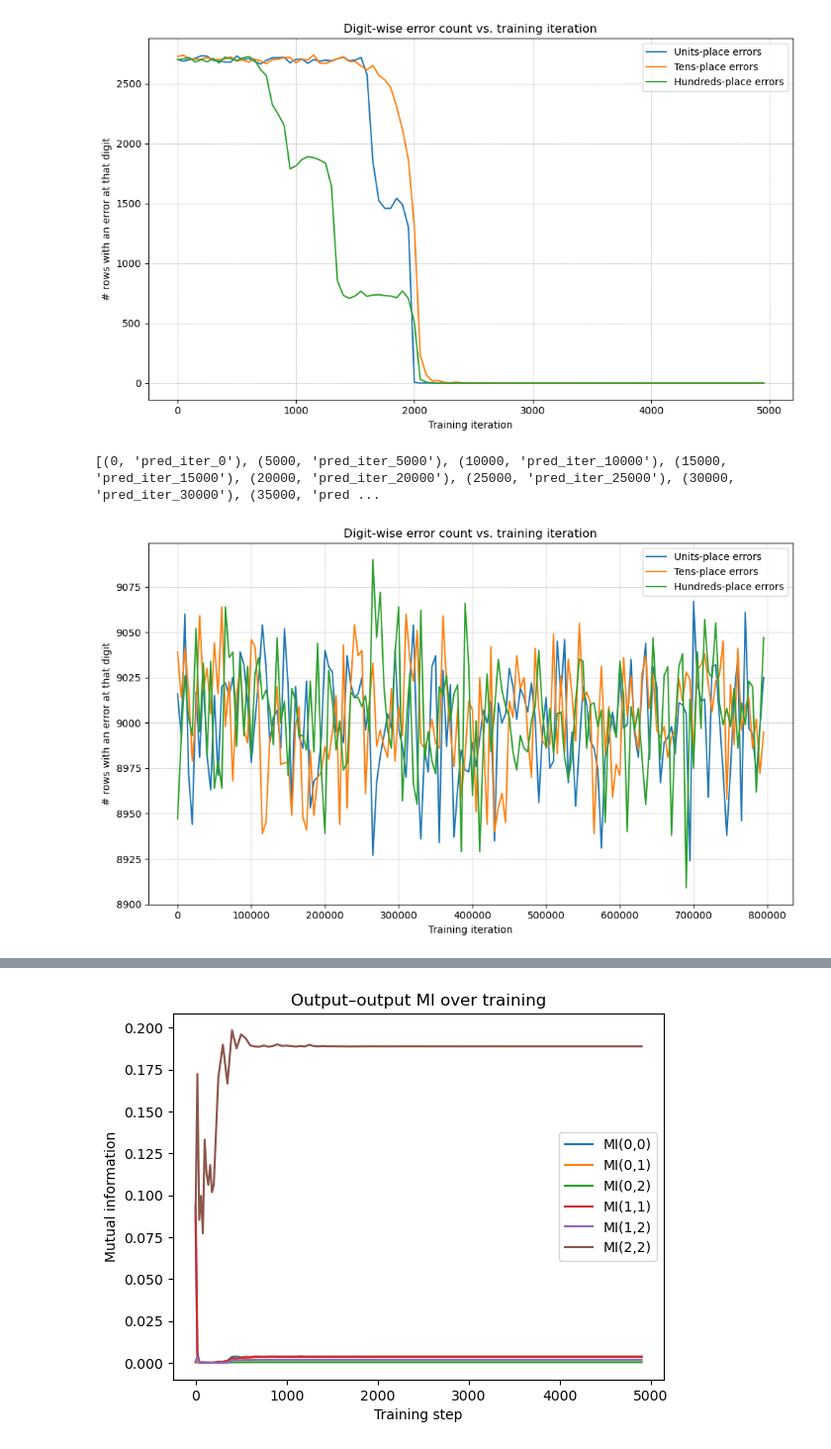
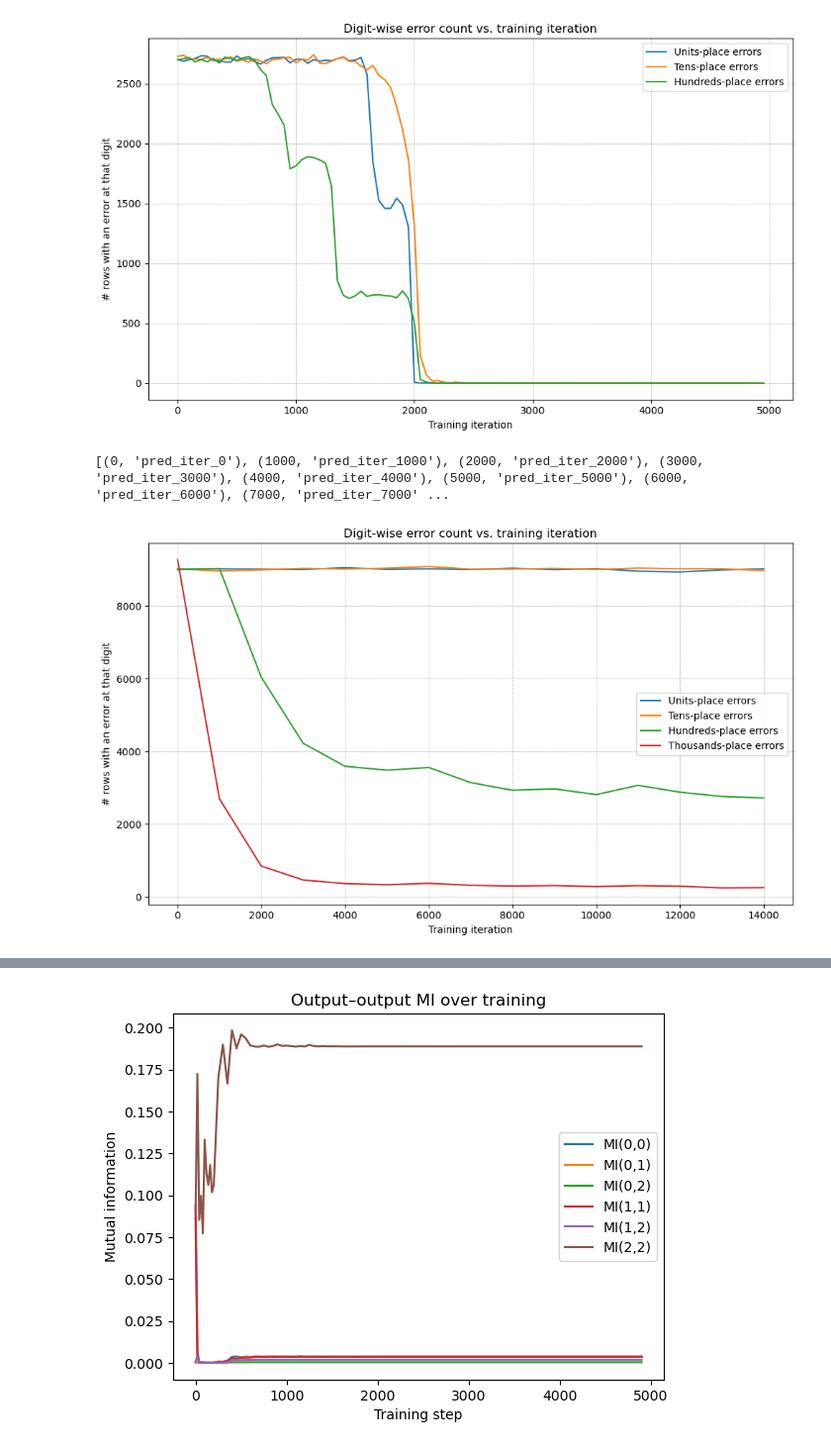
Before and after one commit to Yiqiao-Zhong/Arithmetic_Transformer, a Jupyter notebook: result_analysis.ipynb, the cells around one changed output, grey strips where cells are left out. Shown at 99% size. Drawn from its saved outputs; the diff is of its cells as text; code cells hidden in the pictures.

```diff
--- a/result_analysis.ipynb
+++ b/result_analysis.ipynb
@@ -712,7 +712,7 @@ import re
 import matplotlib.pyplot as plt
 
 # ─────────────────────── CONSTANTS ───────────────────────
-CSV_PATH   = Path('/Users/perfectpeter/Library/CloudStorage/GoogleDrive-llmfunexperiment@gmail.com/My Drive/addition/4_operands_0_to_999_output_wo_leading_digit/reverse_out_with_mi/4_operands_0_to_999_output_wo_leading_digit_mi_reverse_7/test_reverse_results.csv')   # <-- your single big file
+CSV_PATH   = Path('/Users/perfectpeter/Library/CloudStorage/GoogleDrive-llmfunexperiment@gmail.com/My Drive/addition/results/4_operands_0_to_999_first_phase_change/reverse_out/4_operands_0_to_999_first_phase_change_4/test_reverse_results.csv')   # <-- your single big file
 STEP_SIZE  = 5
 OFFSET     = 0                       # ← new: first iteration to plot
 MAX_STEPS  = 800000
@@ -815,34 +815,34 @@ print(pred_cols)
 iterations, units, tens, hundreds, thousands, ten_thousands, hundred_thousands, millions = [], [], [], [], [], [], [], []
 
 for step, col in pred_cols:
     stats = digit_error_tally(df[ACTUAL_COL], df[col])
     iterations.append(step)
     units.append(stats["units"])
     tens.append(stats["tens"])
     hundreds.append(stats["hundreds"])
-    # thousands.append(stats["thousands"])
+    thousands.append(stats["thousands"])
     # ten_thousands.append(stats["ten-thousands"])
     # hundred_thousands.append(stats.get("hundred-thousands", 0))  # optional, may not be present
     # millions.append(stats.get("millions", 0))  # optional, may not be present
 
 
 # ──────────────────── PLOT ────────────────────
 plt.figure(figsize=(10, 6))
 plt.plot(iterations, units,     label="Units-place errors")
 plt.plot(iterations, tens,      label="Tens-place errors")
 plt.plot(iterations, hundreds,  label="Hundreds-place errors")
-# plt.plot(iterations, thousands, label="Thousands-place errors")
+plt.plot(iterations, thousands, label="Thousands-place errors")
 # plt.plot(iterations, ten_thousands, label="Ten-thousands-place errors")
 # plt.plot(iterations, hundred_thousands, label="Hundred-thousands-place errors")
 # plt.plot(iterations, millions,  label="Millions-place errors")
 
 plt.title("Digit-wise error count vs. training iteration")
 plt.xlabel("Training iteration")
 plt.ylabel("# rows with an error at that digit")
 plt.grid(True, linestyle="--", linewidth=0.5)
 plt.legend()
 plt.tight_layout()
 plt.show()
 # %% [output]
-[(0, 'pred_iter_0'), (5000, 'pred_iter_5000'), (10000, 'pred_iter_10000'), (15000, 'pred_iter_15000'), (20000, 'pred_iter_20000'), (25000, 'pred_iter_25000'), (30000, 'pred_iter_30000'), (35000, 'pred ...
+[(0, 'pred_iter_0'), (1000, 'pred_iter_1000'), (2000, 'pred_iter_2000'), (3000, 'pred_iter_3000'), (4000, 'pred_iter_4000'), (5000, 'pred_iter_5000'), (6000, 'pred_iter_6000'), (7000, 'pred_iter_7000' ...
-[figure, old version]
+[figure, new version]
```
Also changed, not shown: parts of 8 cells of this notebook, 11 other files.
